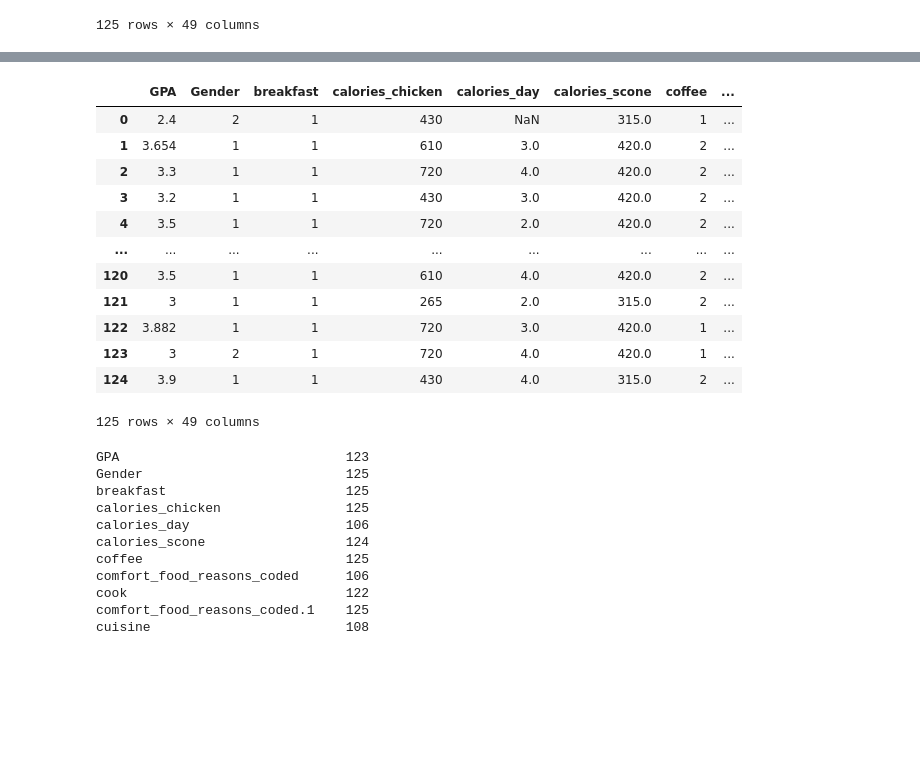
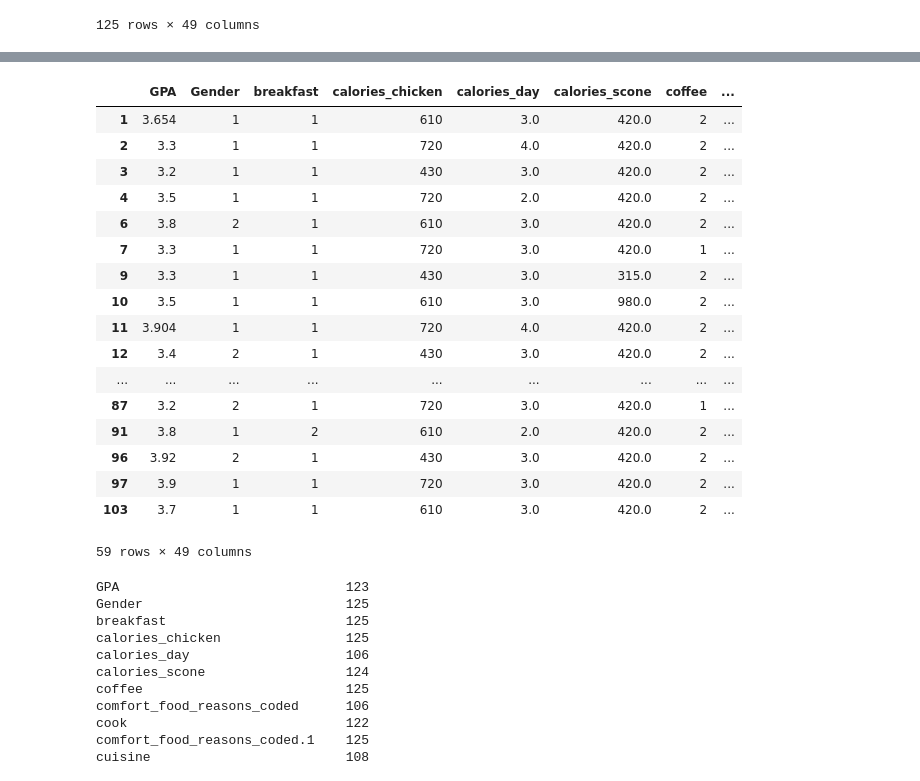
Before and after one commit to lisaislas/UCI-Project-1, a Jupyter notebook: Food Data.ipynb, the cells around one changed output, grey strips where cells are left out. Drawn from its saved outputs; the diff is of its cells as text; code cells hidden in the pictures; blank space fills up the shorter version.

```diff
--- a/Food Data.ipynb
+++ b/Food Data.ipynb
@@ -36,3 +36,5 @@ food_df
 | 123 | 3 | 2 | 1 | 720 | 4.0 | 420.0 | 1 | ... |
 | 124 | 3.9 | 1 | 1 | 430 | NaN | 315.0 | 2 | ... |
 125 rows × 49 columns
+# %%
+food_df["GPA"] = food_df["GPA"].replace(["Personal", "3.79 bitch", "Unknown"], ["3.6", "3.79", "3.7"])
@@ -38,0 +57,2 @@ food_df
+# %%
+food_df["weight"] = food_df["weight"].replace(["I'm not answering this.", "Not sure, 240", "144 lbs"], ["160", "240", "144"])
@@ -39,19 +75,24 @@ food_df
 # %%
-food_df.interpolate(method='linear', limit_direction='forward', axis=0)
+food_df.bfill(axis=0)
 # %% [output]
 |  | GPA | Gender | breakfast | calories_chicken | calories_day | calories_scone | coffee | ... |
-| 0 | 2.4 | 2 | 1 | 430 | NaN | 315.0 | 1 | ... |
 | 1 | 3.654 | 1 | 1 | 610 | 3.0 | 420.0 | 2 | ... |
 | 2 | 3.3 | 1 | 1 | 720 | 4.0 | 420.0 | 2 | ... |
 | 3 | 3.2 | 1 | 1 | 430 | 3.0 | 420.0 | 2 | ... |
 | 4 | 3.5 | 1 | 1 | 720 | 2.0 | 420.0 | 2 | ... |
+| 6 | 3.8 | 2 | 1 | 610 | 3.0 | 420.0 | 2 | ... |
+| 7 | 3.3 | 1 | 1 | 720 | 3.0 | 420.0 | 1 | ... |
+| 9 | 3.3 | 1 | 1 | 430 | 3.0 | 315.0 | 2 | ... |
+| 10 | 3.5 | 1 | 1 | 610 | 3.0 | 980.0 | 2 | ... |
+| 11 | 3.904 | 1 | 1 | 720 | 4.0 | 420.0 | 2 | ... |
+| 12 | 3.4 | 2 | 1 | 430 | 3.0 | 420.0 | 2 | ... |
 | ... | ... | ... | ... | ... | ... | ... | ... | ... |
-| 120 | 3.5 | 1 | 1 | 610 | 4.0 | 420.0 | 2 | ... |
-| 121 | 3 | 1 | 1 | 265 | 2.0 | 315.0 | 2 | ... |
-| 122 | 3.882 | 1 | 1 | 720 | 3.0 | 420.0 | 1 | ... |
-| 123 | 3 | 2 | 1 | 720 | 4.0 | 420.0 | 1 | ... |
-| 124 | 3.9 | 1 | 1 | 430 | 4.0 | 315.0 | 2 | ... |
+| 87 | 3.2 | 2 | 1 | 720 | 3.0 | 420.0 | 1 | ... |
+| 91 | 3.8 | 1 | 2 | 610 | 2.0 | 420.0 | 2 | ... |
+| 96 | 3.92 | 2 | 1 | 430 | 3.0 | 420.0 | 2 | ... |
+| 97 | 3.9 | 1 | 1 | 720 | 3.0 | 420.0 | 2 | ... |
+| 103 | 3.7 | 1 | 1 | 610 | 3.0 | 420.0 | 2 | ... |
-125 rows × 49 columns
+59 rows × 49 columns
 # %%
 food_df.count()
 # %% [output]
```
Also changed, not shown: parts of 3 cells of this notebook.
